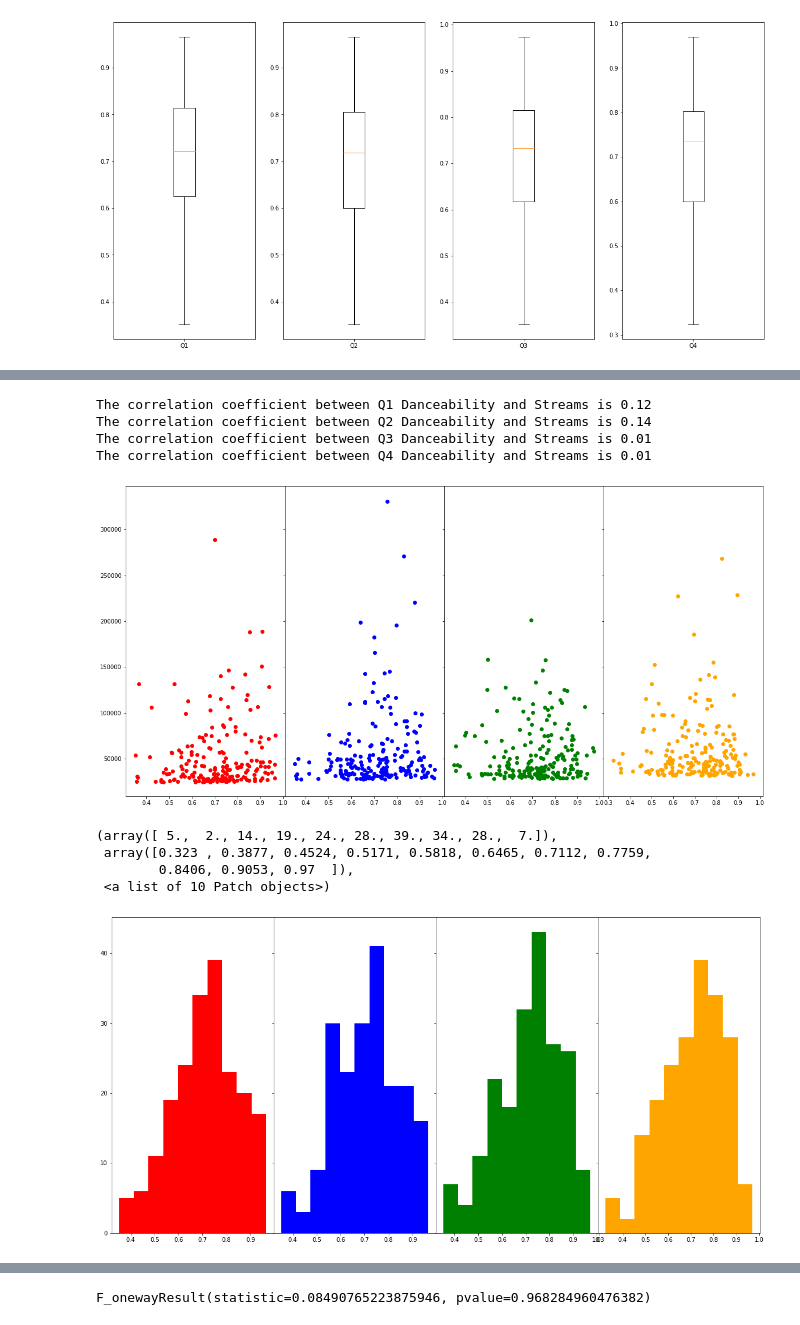
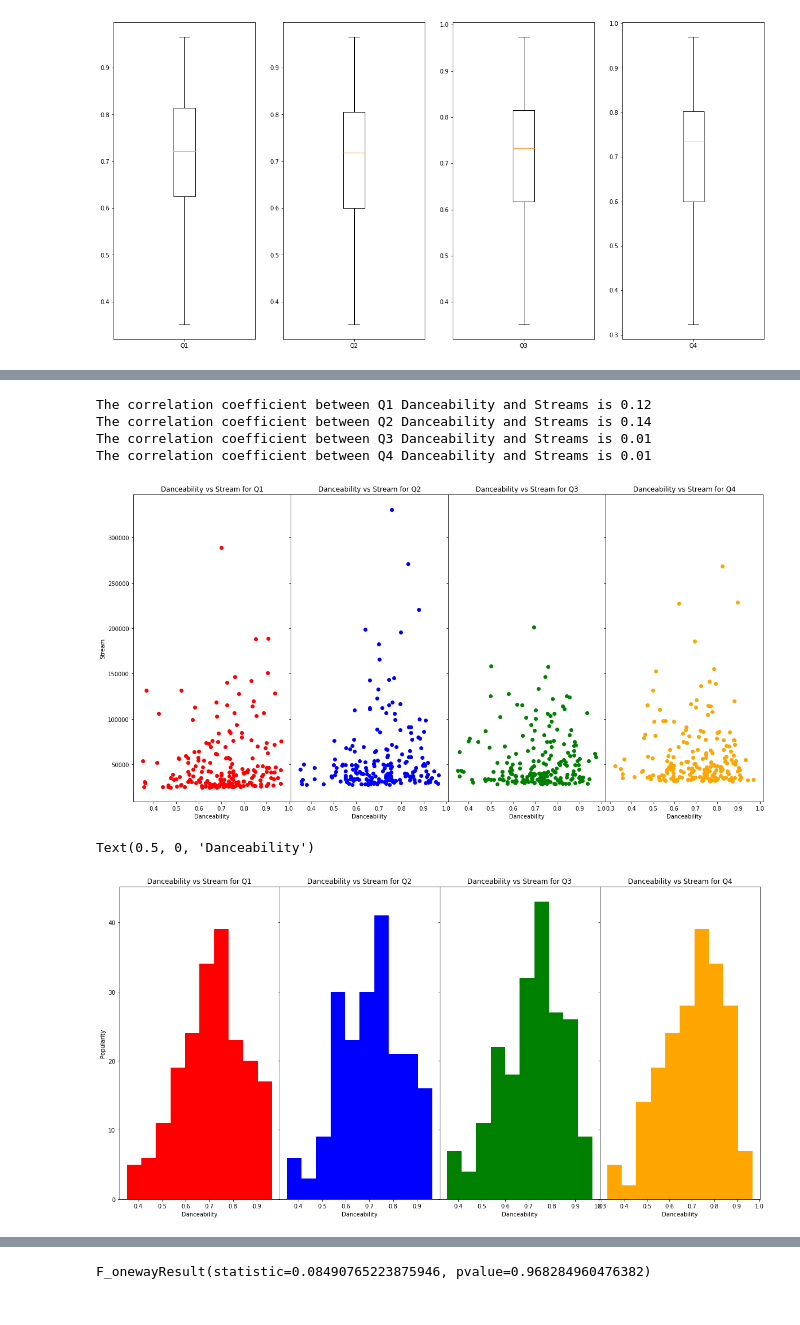
Before and after one commit to navidmalakootikhah/Project-One, a Jupyter notebook: analysis.ipynb, the cells around one changed output, grey strips where cells are left out. Saved outputs shown, nothing was run; the diff lists cells and outputs as text; code cells hidden in the pictures.

```diff
--- a/analysis.ipynb
+++ b/analysis.ipynb
@@ -277,6 +281,18 @@ ax2.scatter(dance_q2['Danceability'], dance_q2['Streams'],color='blue')
 ax3.scatter(dance_q3['Danceability'], dance_q3['Streams'],color='green')
 ax4.scatter(dance_q4['Danceability'], dance_q4['Streams'],color='orange')
 
+ax1.set_title('Danceability vs Stream for Q1')
+ax2.set_title('Danceability vs Stream for Q2')
+ax3.set_title('Danceability vs Stream for Q3')
+ax4.set_title('Danceability vs Stream for Q4')
+
+ax1.set_xlabel('Danceability')
+ax1.set_ylabel('Stream')
+ax2.set_xlabel('Danceability')
+ax3.set_xlabel('Danceability')
+ax4.set_xlabel('Danceability')
+
+
 print(f"The correlation coefficient between Q1 Danceability and Streams is {round(pearsonr(dance_q1['Danceability'],dance_q1['Streams'])[0],2)}")
 print(f"The correlation coefficient between Q2 Danceability and Streams is {round(pearsonr(dance_q2['Danceability'],dance_q2['Streams'])[0],2)}")
 print(f"The correlation coefficient between Q3 Danceability and Streams is {round(pearsonr(dance_q3['Danceability'],dance_q3['Streams'])[0],2)}")
@@ -286,21 +302,29 @@ The correlation coefficient between Q1 Danceability and Streams is 0.12
 The correlation coefficient between Q2 Danceability and Streams is 0.14
 The correlation coefficient between Q3 Danceability and Streams is 0.01
 The correlation coefficient between Q4 Danceability and Streams is 0.01
-[figure, old version]
+[figure, new version]
 # %%
 #Analyzing danceability bar charts
 
 fig2, axs = plt.subplots(1,4,sharex='col', sharey='row',
                         gridspec_kw={'hspace': 0, 'wspace': 0},figsize=(20,10))
 ax1, ax2, ax3, ax4 = axs
 
 ax1.hist(dance_q1['Danceability'],color='red')
 ax2.hist(dance_q2['Danceability'],color='blue')
 ax3.hist(dance_q3['Danceability'],color='green')
 ax4.hist(dance_q4['Danceability'],color='orange')
+
+ax1.set_title('Danceability vs Stream for Q1')
+ax2.set_title('Danceability vs Stream for Q2')
+ax3.set_title('Danceability vs Stream for Q3')
+ax4.set_title('Danceability vs Stream for Q4')
+
+ax1.set_xlabel('Danceability')
+ax1.set_ylabel('Popularity')
+ax2.set_xlabel('Danceability')
+ax3.set_xlabel('Danceability')
+ax4.set_xlabel('Danceability')
 # %% [output]
-(array([ 5.,  2., 14., 19., 24., 28., 39., 34., 28.,  7.]),
- array([0.323 , 0.3877, 0.4524, 0.5171, 0.5818, 0.6465, 0.7112, 0.7759,
-        0.8406, 0.9053, 0.97  ]),
- <a list of 10 Patch objects>)
+Text(0.5, 0, 'Danceability')
-[figure, old version]
+[figure, new version]
```
Also changed, not shown: parts of 4 cells of this notebook.
